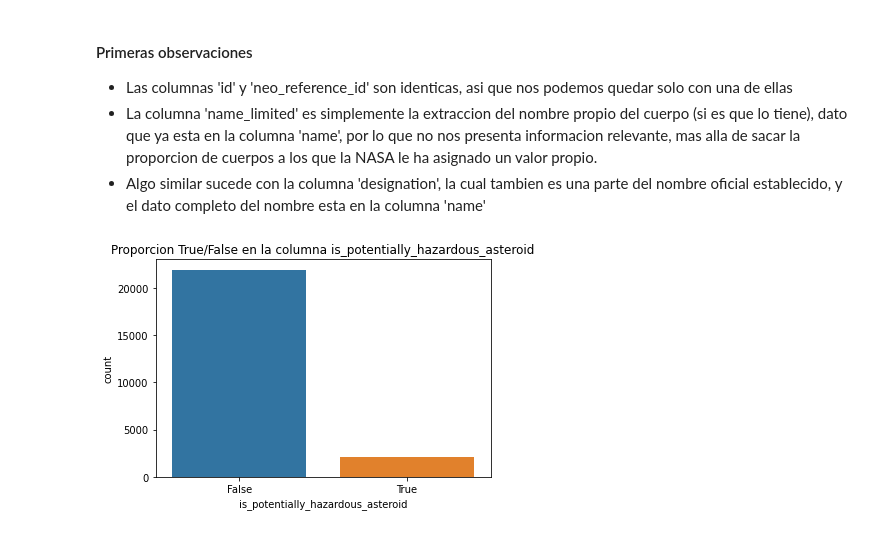
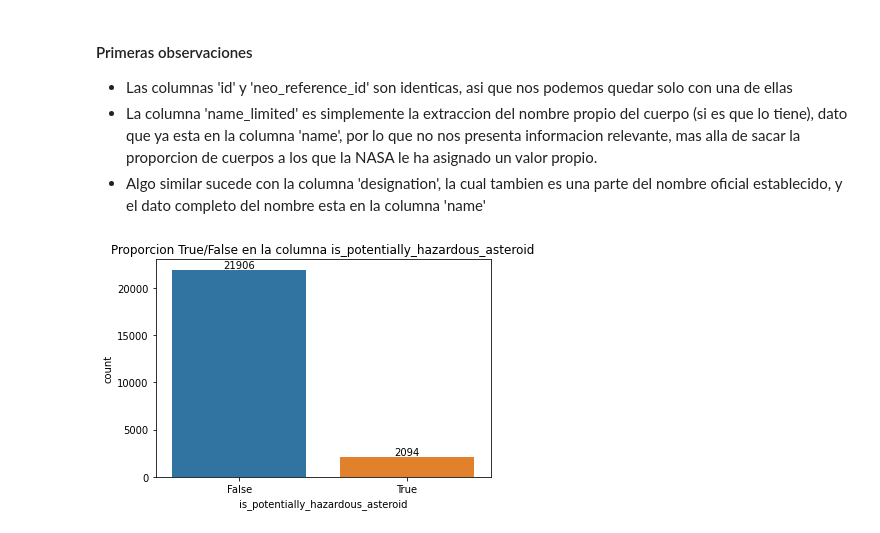
Before and after one commit to lusilve44/Proyecto-Cicada, a Jupyter notebook: src/explore.ipynb, the cells around one changed output. Cells and saved outputs as stored; diff of their text form; code cells hidden in the pictures.

```diff
--- a/src/explore.ipynb
+++ b/src/explore.ipynb
@@ -147,10 +165,13 @@ df_raw.sample(5)
 - Las columnas 'id' y 'neo_reference_id' son identicas, asi que nos podemos quedar solo con una de ellas
 - La columna 'name_limited' es simplemente la extraccion del nombre propio del cuerpo (si es que lo tiene), dato que ya esta en la columna 'name', por lo que no nos presenta informacion relevante, mas alla de sacar la proporcion de cuerpos a los que la NASA le ha asignado un valor propio.
 - Algo similar sucede con la columna 'designation', la cual tambien es una parte del nombre oficial establecido, y el dato completo del nombre esta en la columna 'name'
+# %%
+df_raw.drop(columns = ['neo_reference_id', 'name_limited', 'designation'], inplace = True)
 # %%
-# is_potentially_hazardous_asteroid	is_sentry_object
-fig, ax =plt.subplots(1,2)
-sns.countplot(x = df_raw['is_potentially_hazardous_asteroid'], ax=ax[0])
+# is_potentially_hazardous_asteroid
+ax = sns.countplot(x = df_raw['is_potentially_hazardous_asteroid'])
+ax.bar_label(ax.containers[0])
 plt.title('Proporcion True/False en la columna is_potentially_hazardous_asteroid')
+plt.show()
 # %% [output]
-[figure, old version]
+[figure, new version]
```
Also changed, not shown: parts of 34 cells of this notebook, 1 other file.
